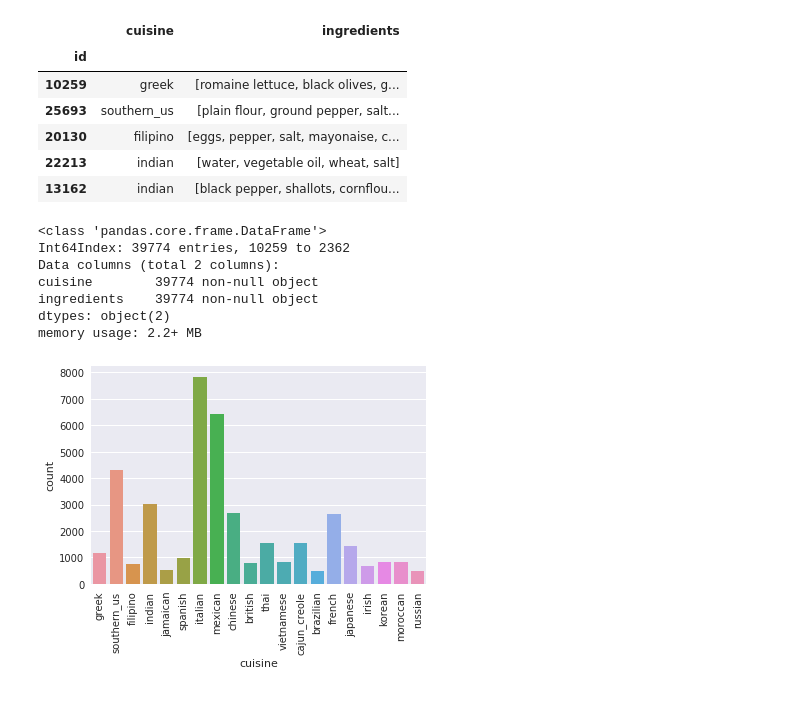
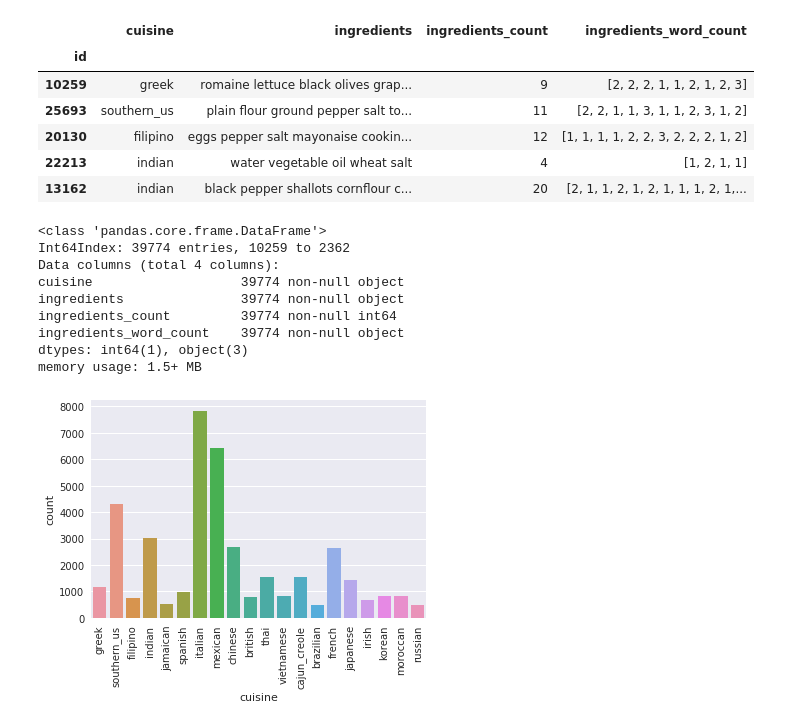
Before and after one commit to arielszabo/What-s_Cooking-kaggle, a Jupyter notebook: Whats_Cooking_eda_and_modelling.ipynb, the cells around one changed output. Saved outputs shown, nothing was run; the diff lists cells and outputs as text; code cells hidden in the pictures.

```diff
--- a/Whats_Cooking_eda_and_modelling.ipynb
+++ b/Whats_Cooking_eda_and_modelling.ipynb
@@ -12,21 +11,32 @@ train.set_index('id', inplace=True)
+# %%
+def load_n_prep(name):
+    df = pd.read_json(os.path.join('{}.json'.format(name)))
+    df.set_index('id', inplace=True)
+    df['ingredients_count'] = df['ingredients'].apply(lambda x: len(x))
+    df['ingredients_word_count'] = df['ingredients'].apply(lambda ingredients: [len(i.split()) for i in ingredients])
+    df['ingredients'] = df['ingredients'].apply(lambda ingredients: ' '.join(ingredients)) #ingredients of two words can get lost
+    return df
 # %%
+train = load_n_prep('train')
 train.head()
 # %% [output]
-|  | cuisine | ingredients |
-| id |  |  |
-| 10259 | greek | [romaine lettuce, black olives, g... |
-| 25693 | southern_us | [plain flour, ground pepper, salt... |
-| 20130 | filipino | [eggs, pepper, salt, mayonaise, c... |
-| 22213 | indian | [water, vegetable oil, wheat, salt] |
-| 13162 | indian | [black pepper, shallots, cornflou... |
+|  | cuisine | ingredients | ingredients_count | ingredients_word_count |
+| id |  |  |  |  |
+| 10259 | greek | romaine lettuce black olives grap... | 9 | [2, 2, 2, 1, 1, 2, 1, 2, 3] |
+| 25693 | southern_us | plain flour ground pepper salt to... | 11 | [2, 2, 1, 1, 3, 1, 1, 2, 3, 1, 2] |
+| 20130 | filipino | eggs pepper salt mayonaise cookin... | 12 | [1, 1, 1, 1, 2, 2, 3, 2, 2, 2, 1, 2] |
+| 22213 | indian | water vegetable oil wheat salt | 4 | [1, 2, 1, 1] |
+| 13162 | indian | black pepper shallots cornflour c... | 20 | [2, 1, 1, 2, 1, 2, 1, 1, 1, 2, 1,... |
 # %%
 train.info()
 # %% [output]
 <class 'pandas.core.frame.DataFrame'>
 Int64Index: 39774 entries, 10259 to 2362
-Data columns (total 2 columns):
-cuisine        39774 non-null object
-ingredients    39774 non-null object
-dtypes: object(2)
-memory usage: 2.2+ MB
+Data columns (total 4 columns):
+cuisine                   39774 non-null object
+ingredients               39774 non-null object
+ingredients_count         39774 non-null int64
+ingredients_word_count    39774 non-null object
+dtypes: int64(1), object(3)
+memory usage: 1.5+ MB
 # %%
```
Also changed, not shown: parts of 26 cells of this notebook.
